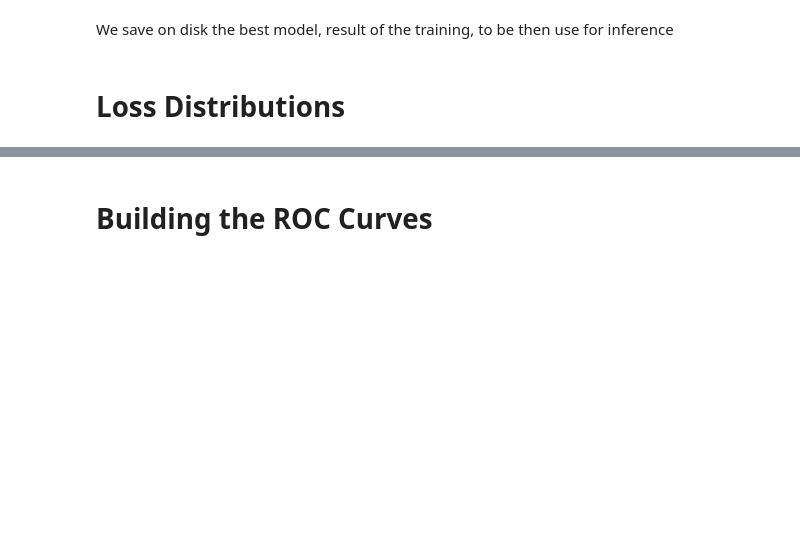
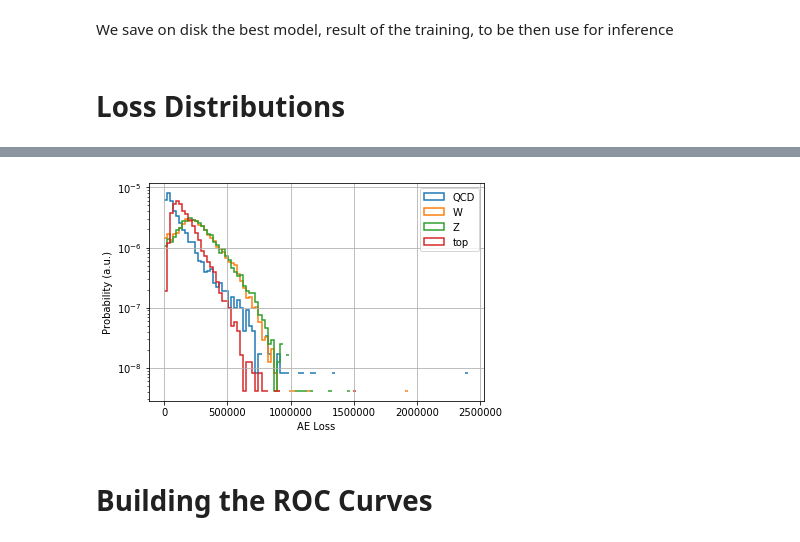
Before and after one commit to pierinim/tutorials, a Jupyter notebook: HiggsSchool/Lecture4/Notebook7_VAE_Conv2D.ipynb, the cells around one changed output, grey strips where cells are left out. Saved outputs shown, nothing was run; the diff lists cells and outputs as text; code cells hidden in the pictures; blank space fills up the shorter version.

```diff
--- a/HiggsSchool/Lecture4/Notebook7_VAE_Conv2D.ipynb
+++ b/HiggsSchool/Lecture4/Notebook7_VAE_Conv2D.ipynb
@@ -329,18 +334,20 @@ plt.show()
 # %%
 maxScore = np.max(lossQCD)
 # plot QCD
 plt.figure()
-plt.hist(lossQCD, bins=100, label='QCD', density=True, range=(0, maxScore),
+plt.hist(lossQCD, bins=100, label='QCD', normed=True, range=(0, maxScore),
          histtype='step', fill=False, linewidth=1.5)
 for i in range(len(labels)):
-    plt.hist(loss_anomaly[i], bins=100, label=labels[i], density=True, range=(0, maxScore),
+    plt.hist(loss_anomaly[i], bins=100, label=labels[i], normed=True, range=(0, maxScore),
             histtype='step', fill=False, linewidth=1.5)
 plt.semilogy()
 plt.xlabel("AE Loss")
 plt.ylabel("Probability (a.u.)")
 plt.grid(True)
 plt.legend(loc='upper right')
 plt.show()
+# %% [output]
+[figure, added]
 # %% [markdown]
 # Building the ROC Curves
 # %%
```
Also changed, not shown: parts of 11 cells of this notebook.
